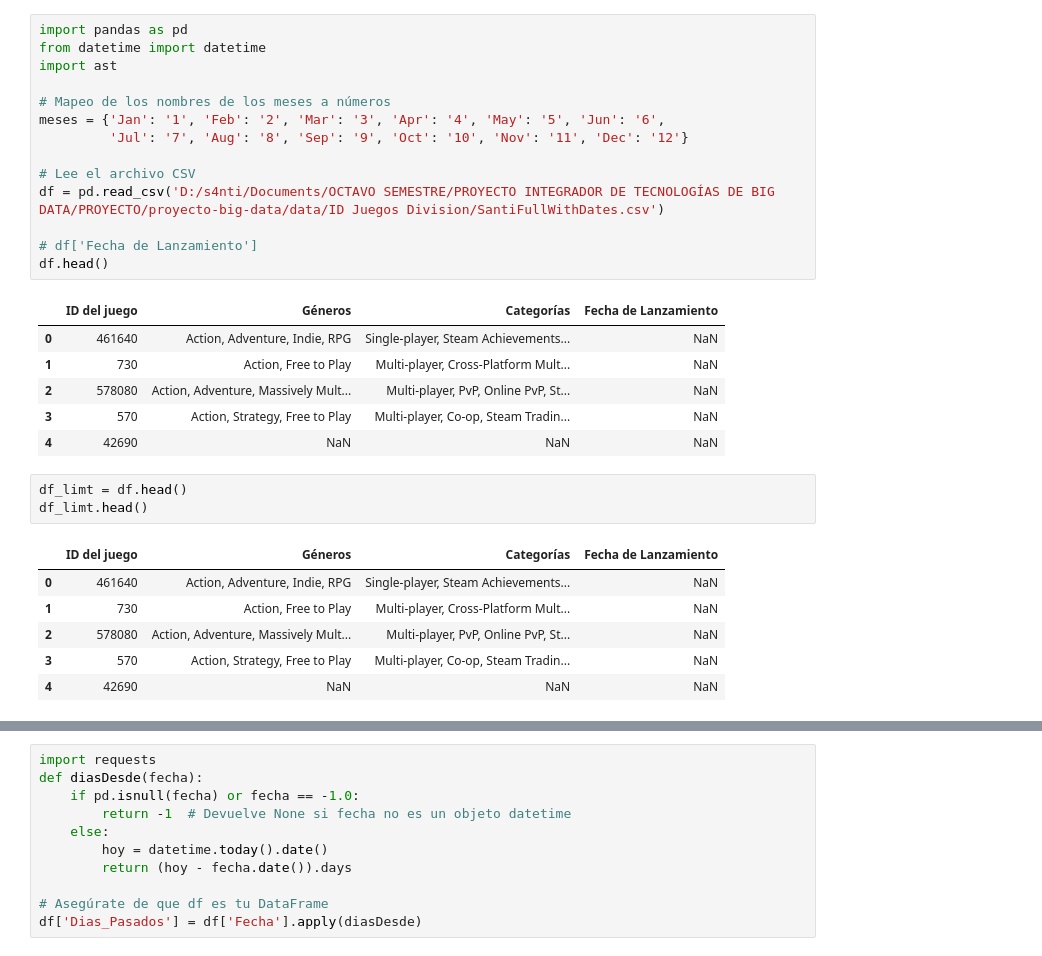
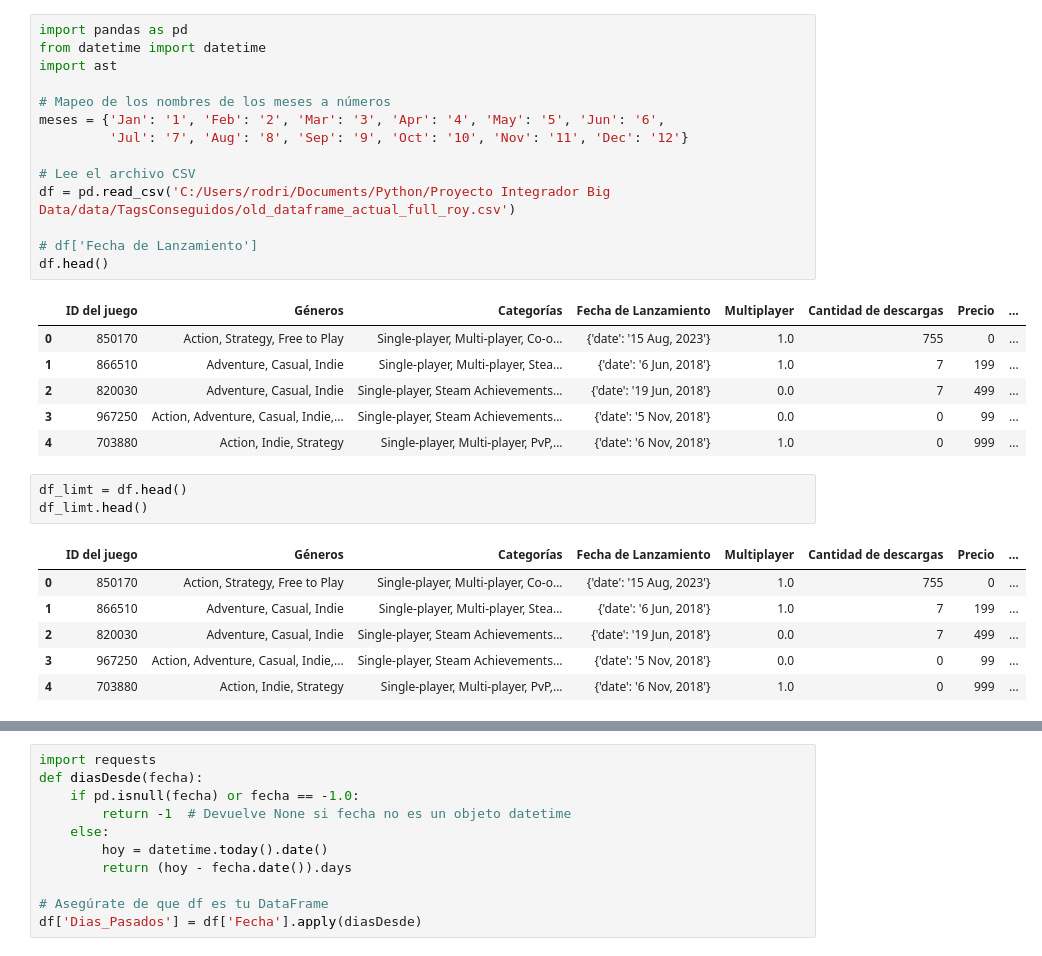
Before and after one commit to croissantiuu/proyecto-big-data, a Jupyter notebook: app/diasJugados.ipynb, the cells around one changed output, grey strips where cells are left out. Drawn from its saved outputs; the diff is of its cells as text.

```diff
--- a/app/diasJugados.ipynb
+++ b/app/diasJugados.ipynb
@@ -1,34 +1,34 @@
 # %%
 import pandas as pd
 from datetime import datetime
 import ast
 
 # Mapeo de los nombres de los meses a números
 meses = {'Jan': '1', 'Feb': '2', 'Mar': '3', 'Apr': '4', 'May': '5', 'Jun': '6',
          'Jul': '7', 'Aug': '8', 'Sep': '9', 'Oct': '10', 'Nov': '11', 'Dec': '12'}
 
 # Lee el archivo CSV
-df = pd.read_csv('D:/s4nti/Documents/OCTAVO SEMESTRE/PROYECTO INTEGRADOR DE TECNOLOGÍAS DE BIG DATA/PROYECTO/proyecto-big-data/data/ID Juegos Division/SantiFullWithDates.csv')
+df = pd.read_csv('C:/Users/rodri/Documents/Python/Proyecto Integrador Big Data/data/TagsConseguidos/old_dataframe_actual_full_roy.csv')
 
 # df['Fecha de Lanzamiento']
 df.head()
 # %% [output]
-|  | ID del juego | Géneros | Categorías | Fecha de Lanzamiento |
-| 0 | 461640 | Action, Adventure, Indie, RPG | Single-player, Steam Achievements... | NaN |
-| 1 | 730 | Action, Free to Play | Multi-player, Cross-Platform Mult... | NaN |
-| 2 | 578080 | Action, Adventure, Massively Mult... | Multi-player, PvP, Online PvP, St... | NaN |
-| 3 | 570 | Action, Strategy, Free to Play | Multi-player, Co-op, Steam Tradin... | NaN |
-| 4 | 42690 | NaN | NaN | NaN |
+|  | ID del juego | Géneros | Categorías | Fecha de Lanzamiento | Multiplayer | Cantidad de descargas | Precio | ... |
+| 0 | 850170 | Action, Strategy, Free to Play | Single-player, Multi-player, Co-o... | {'date': '15 Aug, 2023'} | 1.0 | 755 | 0 | ... |
+| 1 | 866510 | Adventure, Casual, Indie | Single-player, Multi-player, Stea... | {'date': '6 Jun, 2018'} | 1.0 | 7 | 199 | ... |
+| 2 | 820030 | Adventure, Casual, Indie | Single-player, Steam Achievements... | {'date': '19 Jun, 2018'} | 0.0 | 7 | 499 | ... |
+| 3 | 967250 | Action, Adventure, Casual, Indie,... | Single-player, Steam Achievements... | {'date': '5 Nov, 2018'} | 0.0 | 0 | 99 | ... |
+| 4 | 703880 | Action, Indie, Strategy | Single-player, Multi-player, PvP,... | {'date': '6 Nov, 2018'} | 1.0 | 0 | 999 | ... |
 # %%
 df_limt = df.head()
 df_limt.head()
 # %% [output]
-|  | ID del juego | Géneros | Categorías | Fecha de Lanzamiento |
-| 0 | 461640 | Action, Adventure, Indie, RPG | Single-player, Steam Achievements... | NaN |
-| 1 | 730 | Action, Free to Play | Multi-player, Cross-Platform Mult... | NaN |
-| 2 | 578080 | Action, Adventure, Massively Mult... | Multi-player, PvP, Online PvP, St... | NaN |
-| 3 | 570 | Action, Strategy, Free to Play | Multi-player, Co-op, Steam Tradin... | NaN |
-| 4 | 42690 | NaN | NaN | NaN |
+|  | ID del juego | Géneros | Categorías | Fecha de Lanzamiento | Multiplayer | Cantidad de descargas | Precio | ... |
+| 0 | 850170 | Action, Strategy, Free to Play | Single-player, Multi-player, Co-o... | {'date': '15 Aug, 2023'} | 1.0 | 755 | 0 | ... |
+| 1 | 866510 | Adventure, Casual, Indie | Single-player, Multi-player, Stea... | {'date': '6 Jun, 2018'} | 1.0 | 7 | 199 | ... |
+| 2 | 820030 | Adventure, Casual, Indie | Single-player, Steam Achievements... | {'date': '19 Jun, 2018'} | 0.0 | 7 | 499 | ... |
+| 3 | 967250 | Action, Adventure, Casual, Indie,... | Single-player, Steam Achievements... | {'date': '5 Nov, 2018'} | 0.0 | 0 | 99 | ... |
+| 4 | 703880 | Action, Indie, Strategy | Single-player, Multi-player, PvP,... | {'date': '6 Nov, 2018'} | 1.0 | 0 | 999 | ... |
 # %%
 import numpy as np
 
```
Also changed, not shown: parts of 9 cells of this notebook, 11 other files.
